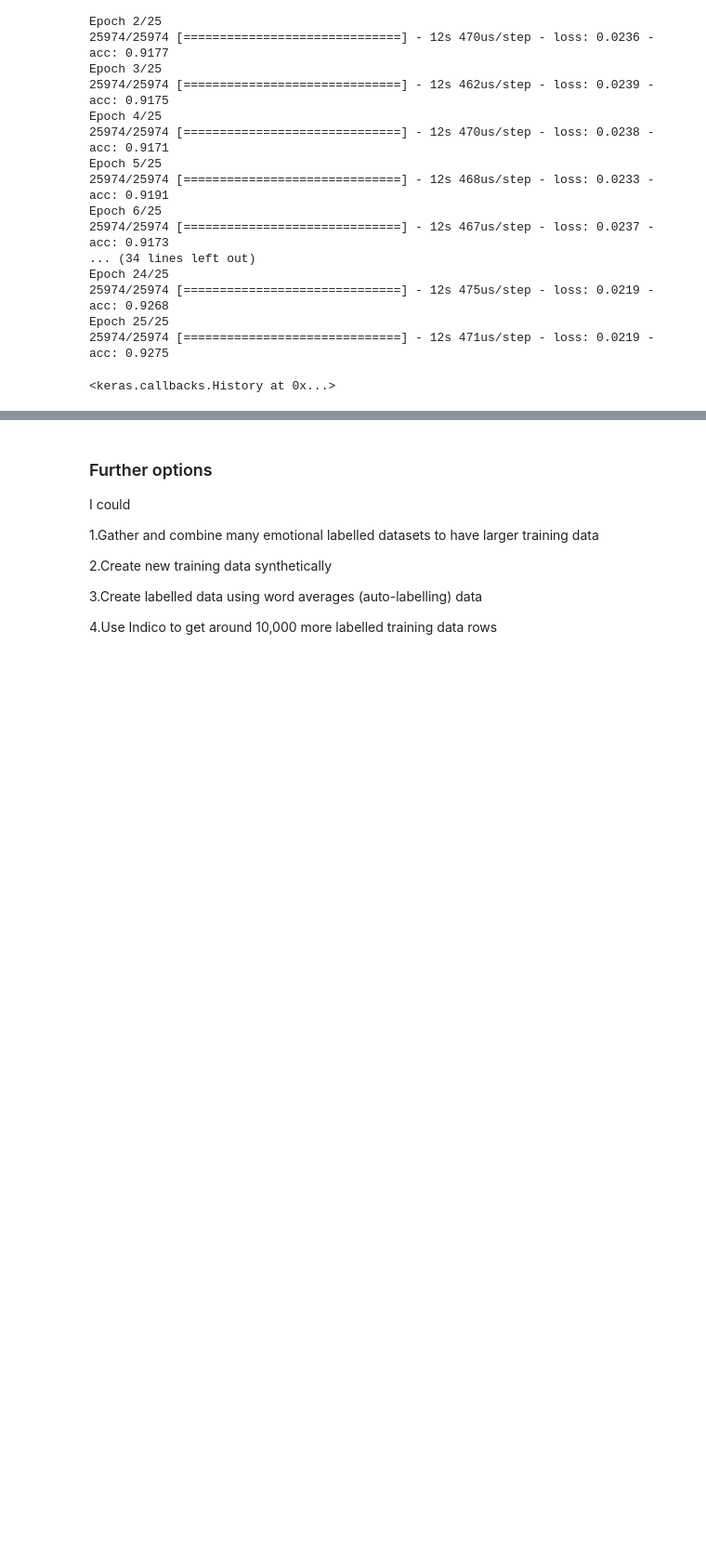
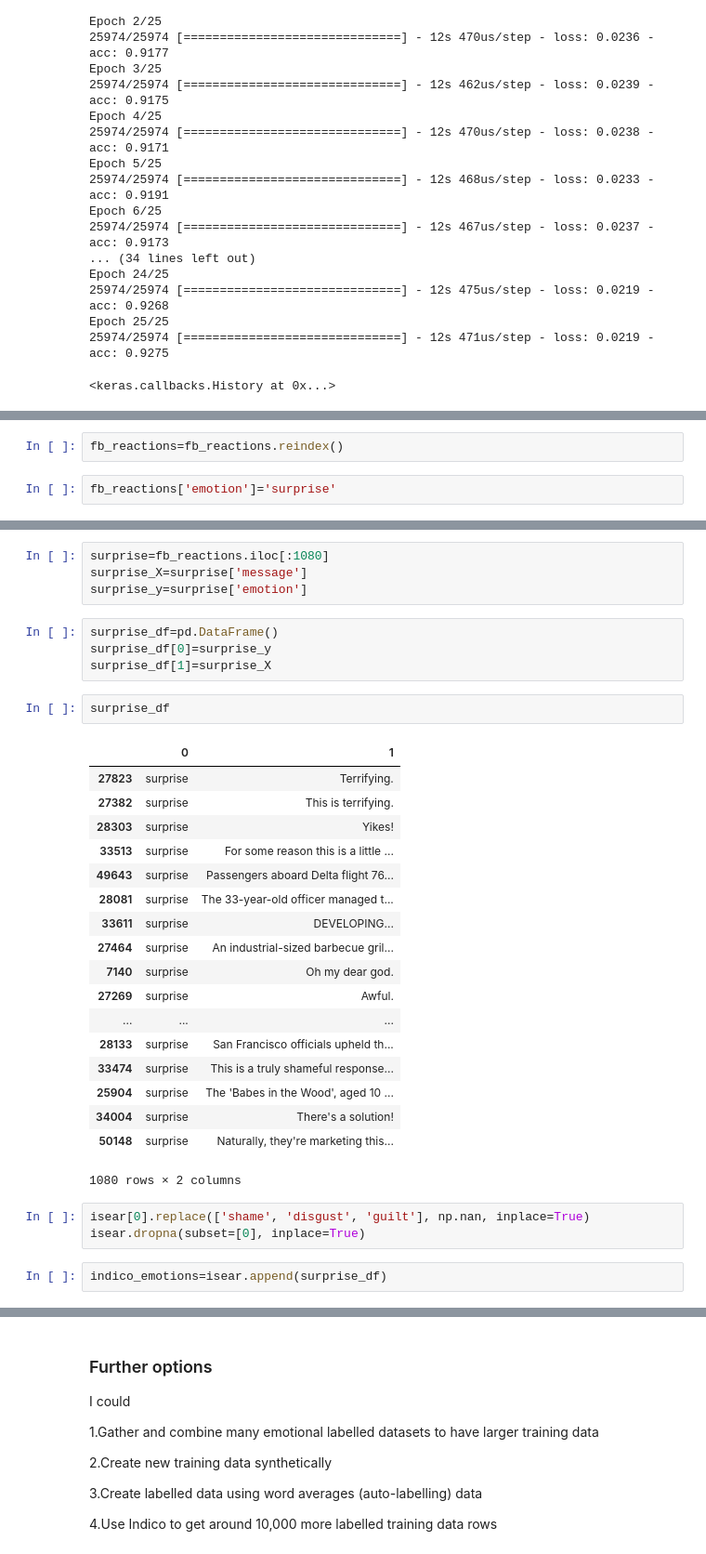
Before and after one commit to cidetraq/nlp_emotions, a Jupyter notebook: Keras LSTM.ipynb, the cells around one changed output, grey strips where cells are left out. Shown: that part at 93% size. Cells and saved outputs as stored; diff of their text form; blank space fills up the shorter version.

```diff
--- a/Keras LSTM.ipynb
+++ b/Keras LSTM.ipynb
@@ -1014,0 +1079,4 @@ prediction('I like to eat pie a lot it is yummy and very delicious')
+# %%
+fb_reactions=fb_reactions.reindex()
+# %%
+fb_reactions['emotion']='surprise'
@@ -1014,0 +1094,34 @@ prediction('I like to eat pie a lot it is yummy and very delicious')
+# %%
+surprise=fb_reactions.iloc[:1080]
+surprise_X=surprise['message']
+surprise_y=surprise['emotion']
+# %%
+surprise_df=pd.DataFrame()
+surprise_df[0]=surprise_y
+surprise_df[1]=surprise_X
+# %%
+surprise_df
+# %% [output]
+|  | 0 | 1 |
+| 27823 | surprise | Terrifying. |
+| 27382 | surprise | This is terrifying. |
+| 28303 | surprise | Yikes! |
+| 33513 | surprise | For some reason this is a little ... |
+| 49643 | surprise | Passengers aboard Delta flight 76... |
+| 28081 | surprise | The 33-year-old officer managed t... |
+| 33611 | surprise | DEVELOPING... |
+| 27464 | surprise | An industrial-sized barbecue gril... |
+| 7140 | surprise | Oh my dear god. |
+| 27269 | surprise | Awful. |
+| ... | ... | ... |
+| 28133 | surprise | San Francisco officials upheld th... |
+| 33474 | surprise | This is a truly shameful response... |
+| 25904 | surprise | The 'Babes in the Wood', aged 10 ... |
+| 34004 | surprise | There's a solution! |
+| 50148 | surprise | Naturally, they're marketing this... |
+1080 rows × 2 columns
+# %%
+isear[0].replace(['shame', 'disgust', 'guilt'], np.nan, inplace=True)
+isear.dropna(subset=[0], inplace=True)
+# %%
+indico_emotions=isear.append(surprise_df)
```
Also changed, not shown: parts of 89 cells of this notebook, 51 other files.
